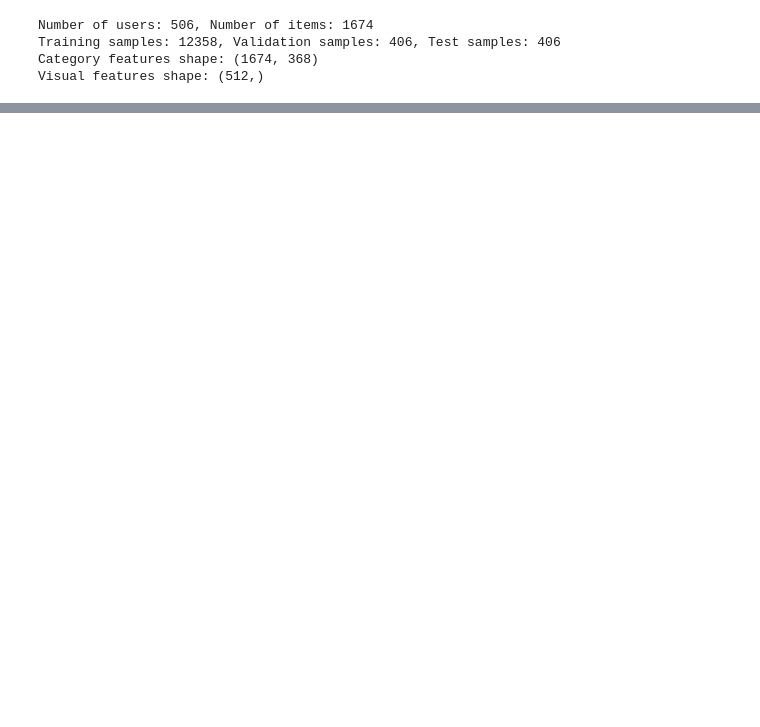
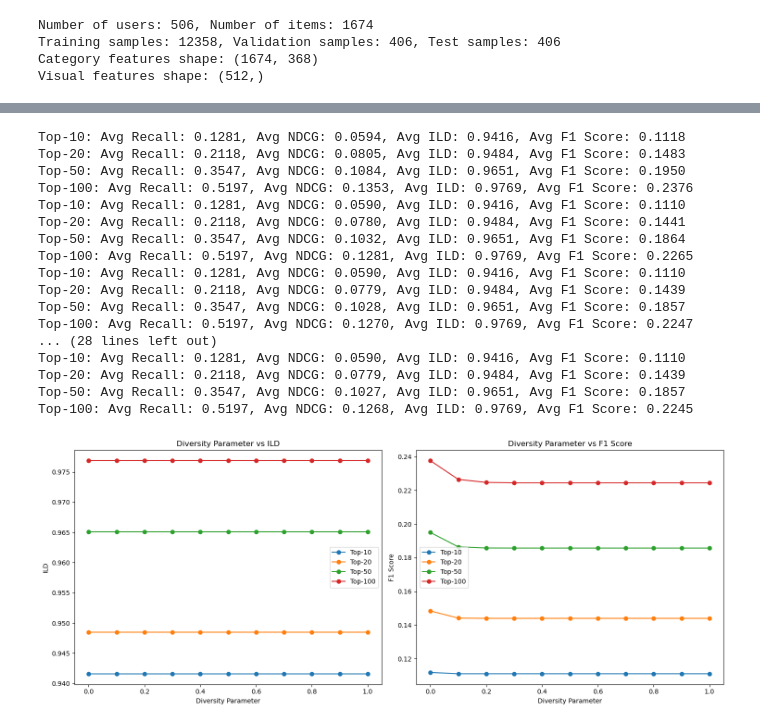
Before and after one commit to vennietweek/recommendation-system, a Jupyter notebook: code/main.ipynb, the cells around one changed output, grey strips where cells are left out. Drawn from its saved outputs; the diff is of its cells as text; code cells hidden in the pictures; blank space fills up the shorter version.

```diff
--- a/code/main.ipynb
+++ b/code/main.ipynb
@@ -50,7 +50,7 @@ emb_size = 100
 lr = 0.001
 dropout = 0.0
 batch_size = 128
-epochs = 500
+epochs = 50
 device = "cpu"
 top_k = [10,20,30,40,50,60,70,80,90,100]
 log_name = "log"
@@ -68,14 +68,7 @@ Training samples: 12358, Validation samples: 406, Test samples: 406
 Category features shape: (1674, 368)
 Visual features shape: (512,)
 # %%
-# Train CBF
+# Train CBF model
 
-train_cbf('ContentBasedModel', user_num, item_num, train_data, valid_dict, train_dict, category_features, category_features_onehot, visual_features, train_user_profiles, num_categories, num_visual_features,
-          hidden_dim=hidden_dim,
-          top_k=top_k,
-          epochs=epochs,
-          batch_size=batch_size,
-          lr=lr,
-          device=device,
-          diversity_param=diversity_param)
+train_cbf('CBF', user_num, item_num, train_data, valid_dict, train_dict, category_features, category_features_onehot, visual_features, train_user_profiles, num_categories, num_visual_features, hidden_dim, [10,20,50,100], epochs, batch_size, lr, device, diversity_param)
 # %% [output]
@@ -100,6 +100,6 @@ KeyboardInterrupt:
 # %%
 # Test CBF model
-cbf_model = ContentBasedModel(num_categories, num_visual_features, hidden_dim)
+cbf_model = ContentBasedModel(num_categories, num_visual_features, 32)
 cbf_model.load_state_dict(torch.load('./models/best_model_CBF.pth'))
 cbf_model.to(device)
 cbf_model.eval()
@@ -110,25 +128,57 @@ for k in top_k:
 # %%
 # Test the CBF model with different diversity parameters
-top_k = [10, 20, 50, 100]
+
 diversity_params = [0, 0.1, 0.2, 0.3, 0.4, 0.5, 0.6, 0.7, 0.8, 0.9, 1]
 f1_scores = {k: [] for k in top_k}
+ild_scores = {k: [] for k in top_k}
 
 for diversity_param in diversity_params:
-    model = ContentBasedModel(num_categories, num_visual_features, hidden_dim)
-    model.load_state_dict(torch.load("./models/best_model-cbf-initial.pth"))
+    model = ContentBasedModel(num_categories, num_visual_features, 32)
+    model.load_state_dict(torch.load("./models/best_model_CBF.pth"))
     model.to(device)
-    _, results = metrics_cbf(model, top_k, train_dict, test_dict, test_user_profiles, category_features, category_features_onehot, visual_features, device, diversity_param, is_training=False)
+    _, results = metrics_cbf(model, [10,20,50,100], train_dict, test_dict, test_user_profiles, category_features, category_features_onehot, visual_features, device, diversity_param, is_training=False)
     for k in top_k:
         f1_scores[k].append(results[k]['F1'])
+        ild_scores[k].append(results[k]['ILD'])
 
-plt.figure(figsize=(10, 6))
+fig, (ax1, ax2) = plt.subplots(1, 2, figsize=(15, 6))
 
+# Plot ILD Score on the first subplot
 for k in top_k:
-    plt.plot(diversity_params, f1_scores[k], label=f'Top-{k}')
+    ax1.plot(diversity_params, ild_scores[k], label=f'Top-{k}', marker='o')
+ax1.set_title('Diversity Parameter vs ILD')
+ax1.set_xlabel('Diversity Parameter')
+ax1.set_ylabel('ILD')
+ax1.legend()
+ax1.grid(False)
 
-plt.title('Diversity Parameter vs F1 Score for Different Top-K')
-plt.xlabel('Diversity Parameter')
-plt.ylabel('F1 Score')
-plt.legend()
-plt.grid(True)
+# Plot F1 Score on the second subplot
+for k in top_k:
+    ax2.plot(diversity_params, f1_scores[k], label=f'Top-{k}', marker='o')
+ax2.set_title('Diversity Parameter vs F1 Score')
+ax2.set_xlabel('Diversity Parameter')
+ax2.set_ylabel('F1 Score')
+ax2.legend()
+ax2.grid(False)
+
+plt.tight_layout()
 plt.show()
+# %% [output]
+Top-10: Avg Recall: 0.1281, Avg NDCG: 0.0594, Avg ILD: 0.9416, Avg F1 Score: 0.1118
+Top-20: Avg Recall: 0.2118, Avg NDCG: 0.0805, Avg ILD: 0.9484, Avg F1 Score: 0.1483
+Top-50: Avg Recall: 0.3547, Avg NDCG: 0.1084, Avg ILD: 0.9651, Avg F1 Score: 0.1950
+Top-100: Avg Recall: 0.5197, Avg NDCG: 0.1353, Avg ILD: 0.9769, Avg F1 Score: 0.2376
+Top-10: Avg Recall: 0.1281, Avg NDCG: 0.0590, Avg ILD: 0.9416, Avg F1 Score: 0.1110
+Top-20: Avg Recall: 0.2118, Avg NDCG: 0.0780, Avg ILD: 0.9484, Avg F1 Score: 0.1441
+Top-50: Avg Recall: 0.3547, Avg NDCG: 0.1032, Avg ILD: 0.9651, Avg F1 Score: 0.1864
+Top-100: Avg Recall: 0.5197, Avg NDCG: 0.1281, Avg ILD: 0.9769, Avg F1 Score: 0.2265
+Top-10: Avg Recall: 0.1281, Avg NDCG: 0.0590, Avg ILD: 0.9416, Avg F1 Score: 0.1110
+Top-20: Avg Recall: 0.2118, Avg NDCG: 0.0779, Avg ILD: 0.9484, Avg F1 Score: 0.1439
+Top-50: Avg Recall: 0.3547, Avg NDCG: 0.1028, Avg ILD: 0.9651, Avg F1 Score: 0.1857
+Top-100: Avg Recall: 0.5197, Avg NDCG: 0.1270, Avg ILD: 0.9769, Avg F1 Score: 0.2247
+... (28 lines left out)
+Top-10: Avg Recall: 0.1281, Avg NDCG: 0.0590, Avg ILD: 0.9416, Avg F1 Score: 0.1110
+Top-20: Avg Recall: 0.2118, Avg NDCG: 0.0779, Avg ILD: 0.9484, Avg F1 Score: 0.1439
+Top-50: Avg Recall: 0.3547, Avg NDCG: 0.1027, Avg ILD: 0.9651, Avg F1 Score: 0.1857
+Top-100: Avg Recall: 0.5197, Avg NDCG: 0.1268, Avg ILD: 0.9769, Avg F1 Score: 0.2245
+[figure, added]
```
Also changed, not shown: parts of 10 cells of this notebook, 12 other files.
